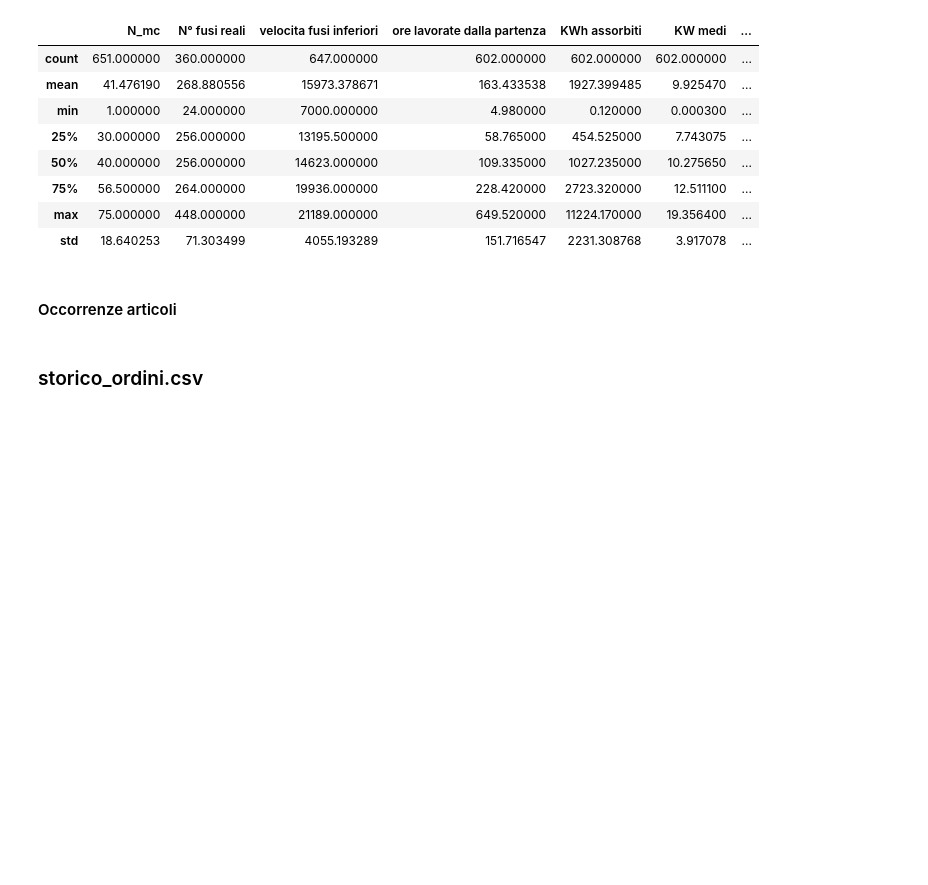
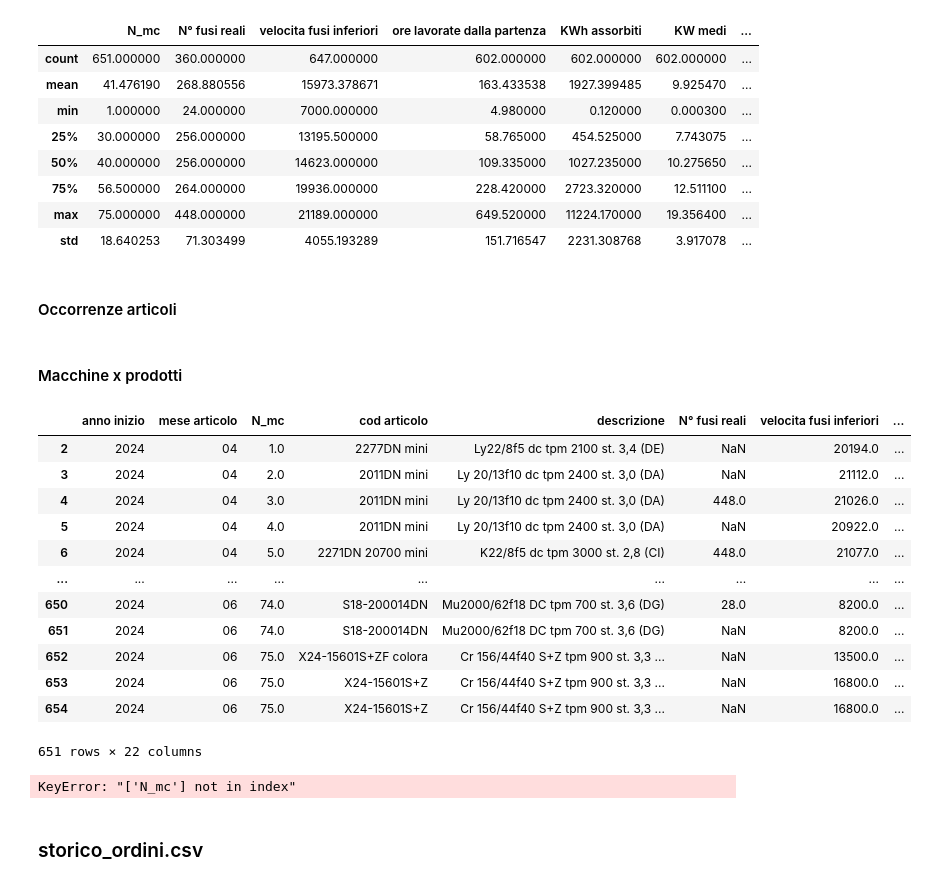
Before and after one commit to Dr3dre/LeMur, a Jupyter notebook: data_relations.ipynb, the cells around one changed output. Drawn from its saved outputs; the diff is of its cells as text; code cells hidden in the pictures; blank space fills up the shorter version.

```diff
--- a/data_relations.ipynb
+++ b/data_relations.ipynb
@@ -373,6 +373,55 @@ articolo_dict = {
 
 with open('data/utils/uso_per_articolo.json', 'w') as f:
     json.dump(articolo_dict, f, indent=4)
+# %% [markdown]
+#### Macchine x prodotti
+# %%
+df
+# %% [output]
+|  | anno inizio | mese articolo | N_mc | cod articolo | descrizione | N° fusi reali | velocita fusi inferiori | ... |
+| 2 | 2024 | 04 | 1.0 | 2277DN mini | Ly22/8f5 dc tpm 2100 st. 3,4 (DE) | NaN | 20194.0 | ... |
+| 3 | 2024 | 04 | 2.0 | 2011DN mini | Ly 20/13f10 dc tpm 2400 st. 3,0 (DA) | NaN | 21112.0 | ... |
+| 4 | 2024 | 04 | 3.0 | 2011DN mini | Ly 20/13f10 dc tpm 2400 st. 3,0 (DA) | 448.0 | 21026.0 | ... |
+| 5 | 2024 | 04 | 4.0 | 2011DN mini | Ly 20/13f10 dc tpm 2400 st. 3,0 (DA) | NaN | 20922.0 | ... |
+| 6 | 2024 | 04 | 5.0 | 2271DN 20700 mini | K22/8f5 dc tpm 3000 st. 2,8 (CI) | 448.0 | 21077.0 | ... |
+| ... | ... | ... | ... | ... | ... | ... | ... | ... |
+| 650 | 2024 | 06 | 74.0 | S18-200014DN | Mu2000/62f18 DC tpm 700 st. 3,6 (DG) | 28.0 | 8200.0 | ... |
+| 651 | 2024 | 06 | 74.0 | S18-200014DN | Mu2000/62f18 DC tpm 700 st. 3,6 (DG) | NaN | 8200.0 | ... |
+| 652 | 2024 | 06 | 75.0 | X24-15601S+ZF colora | Cr 156/44f40 S+Z tpm 900 st. 3,3 ... | NaN | 13500.0 | ... |
+| 653 | 2024 | 06 | 75.0 | X24-15601S+Z | Cr 156/44f40 S+Z tpm 900 st. 3,3 ... | NaN | 16800.0 | ... |
+| 654 | 2024 | 06 | 75.0 | X24-15601S+Z | Cr 156/44f40 S+Z tpm 900 st. 3,3 ... | NaN | 16800.0 | ... |
+651 rows × 22 columns
+# %%
+# clean data
+df = filtrato.loc[:, ['N_mc', 'cod articolo']]
+df = df.rename(columns={'Unnamed: 3': 'N_mc'})
+df = df.dropna(subset=['N_mc'])
+
+# remove duplicates and sort by N_mc
+unique_df = df.drop_duplicates(subset=['N_mc', 'cod articolo'])
+macchine_df = unique_df.sort_values(by=['N_mc'])
+
+# macchine_df.head()
+
+## dictionary from df
+df = macchine_df
+
+macchine = {}
+for key in df['N_mc'].unique():
+    values = [v for v in df[df['N_mc'] == key].loc[:, 'cod articolo'].values]
+    macchine[int(key)] = values
+
+# save to json
+with open('data/macchine.json', 'w') as f:
+    json.dump(macchine, f, skipkeys=True, ensure_ascii=False, indent=4)
+
+# load from json
+with open('data/macchine.json', 'r') as f:
+    macchine = json.load(f)
+
+macchine
+# %% [output]
+KeyError: "['N_mc'] not in index"
 # %% [markdown]
 ### storico_ordini.csv
 # %%
```
Also changed, not shown: parts of 22 cells of this notebook, 5 other files.
